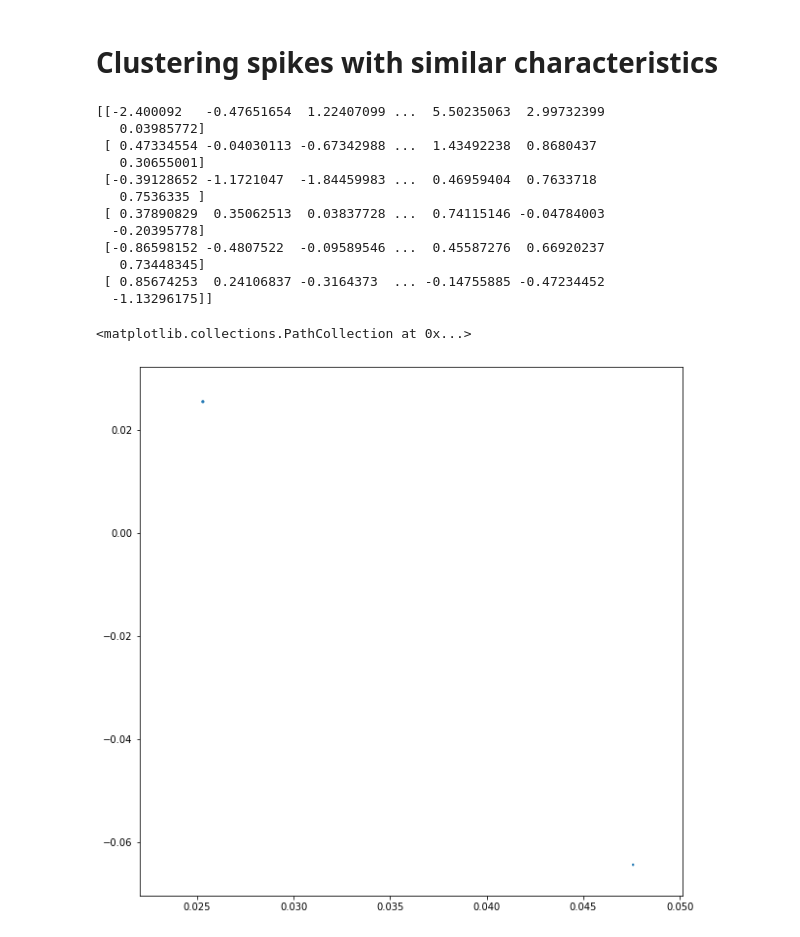
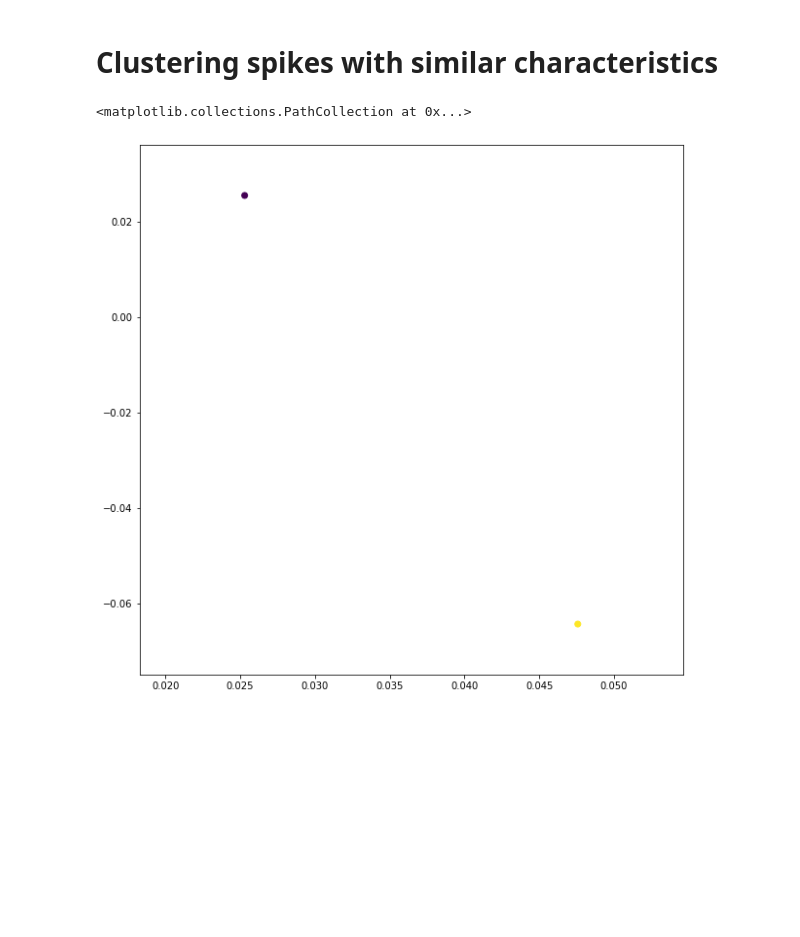
Before and after one commit to bfernandes1998/SpikeSort, a Jupyter notebook: SpikeSortActivity.ipynb, the cells around one changed output. Saved outputs shown, nothing was run; the diff lists cells and outputs as text; code cells hidden in the pictures; blank space fills up the shorter version.

```diff
--- a/SpikeSortActivity.ipynb
+++ b/SpikeSortActivity.ipynb
@@ -147,24 +153,11 @@ pca = U[:][0:num_components]
 # %%
 # group data into K clusters
 
-centroids, C = kMeans(waves, K = 6)
-print(centroids)
+centroids, C = kMeans(pca, 6)
 
 fig = plt.figure(figsize=(10, 10))
 ax = fig.add_subplot()
-ax.scatter(pca[:,0],pca[:,1],C)
+ax.scatter(pca[:,0],pca[:,1],c=C)
 # %% [output]
-[[-2.400092   -0.47651654  1.22407099 ...  5.50235063  2.99732399
-   0.03985772]
- [ 0.47334554 -0.04030113 -0.67342988 ...  1.43492238  0.8680437
-   0.30655001]
- [-0.39128652 -1.1721047  -1.84459983 ...  0.46959404  0.7633718
-   0.7536335 ]
- [ 0.37890829  0.35062513  0.03837728 ...  0.74115146 -0.04784003
-  -0.20395778]
- [-0.86598152 -0.4807522  -0.09589546 ...  0.45587276  0.66920237
-   0.73448345]
- [ 0.85674253  0.24106837 -0.3164373  ... -0.14755885 -0.47234452
-  -1.13296175]]
+<matplotlib.collections.PathCollection at 0x...>
-<matplotlib.collections.PathCollection at 0x...>
-[figure, old version]
+[figure, new version]
```
Also changed, not shown: parts of 3 cells of this notebook.
